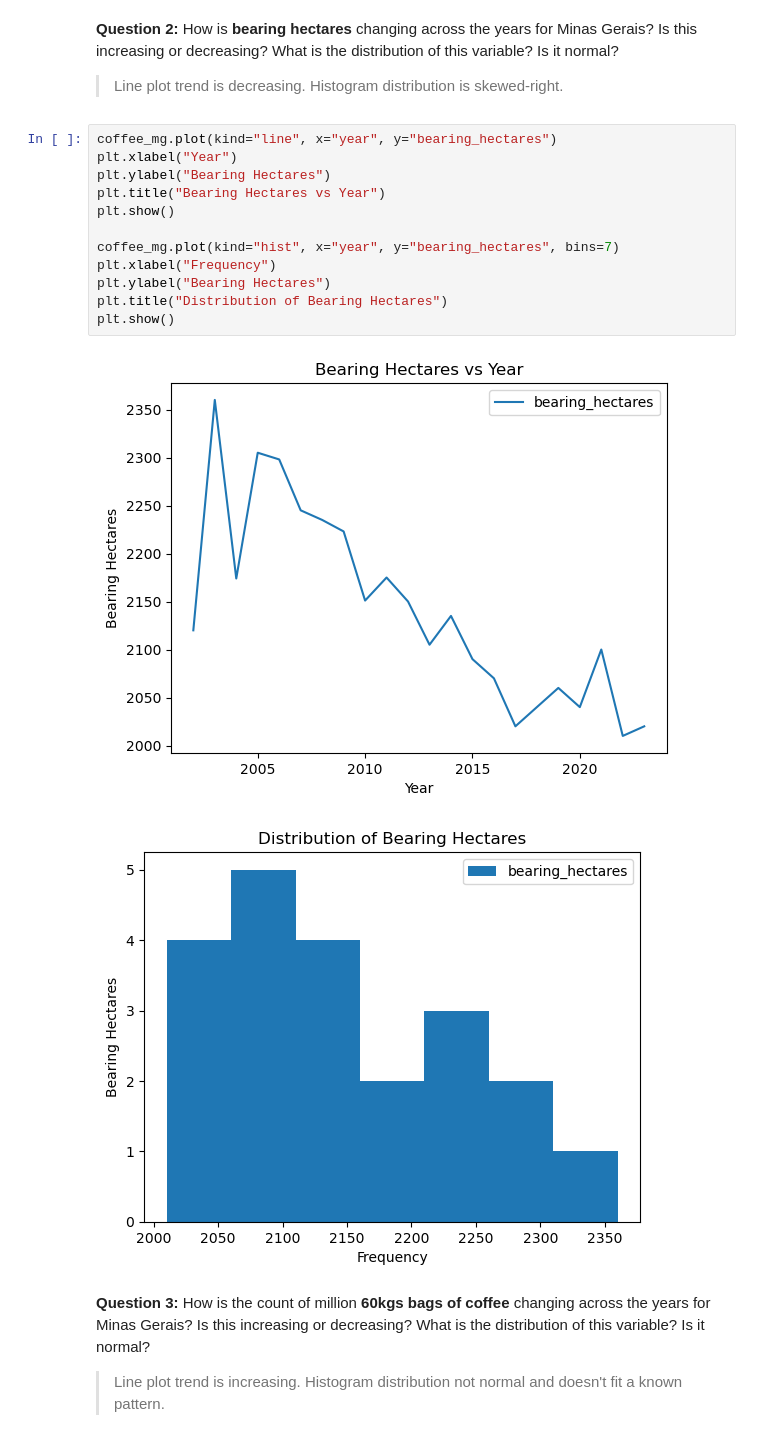
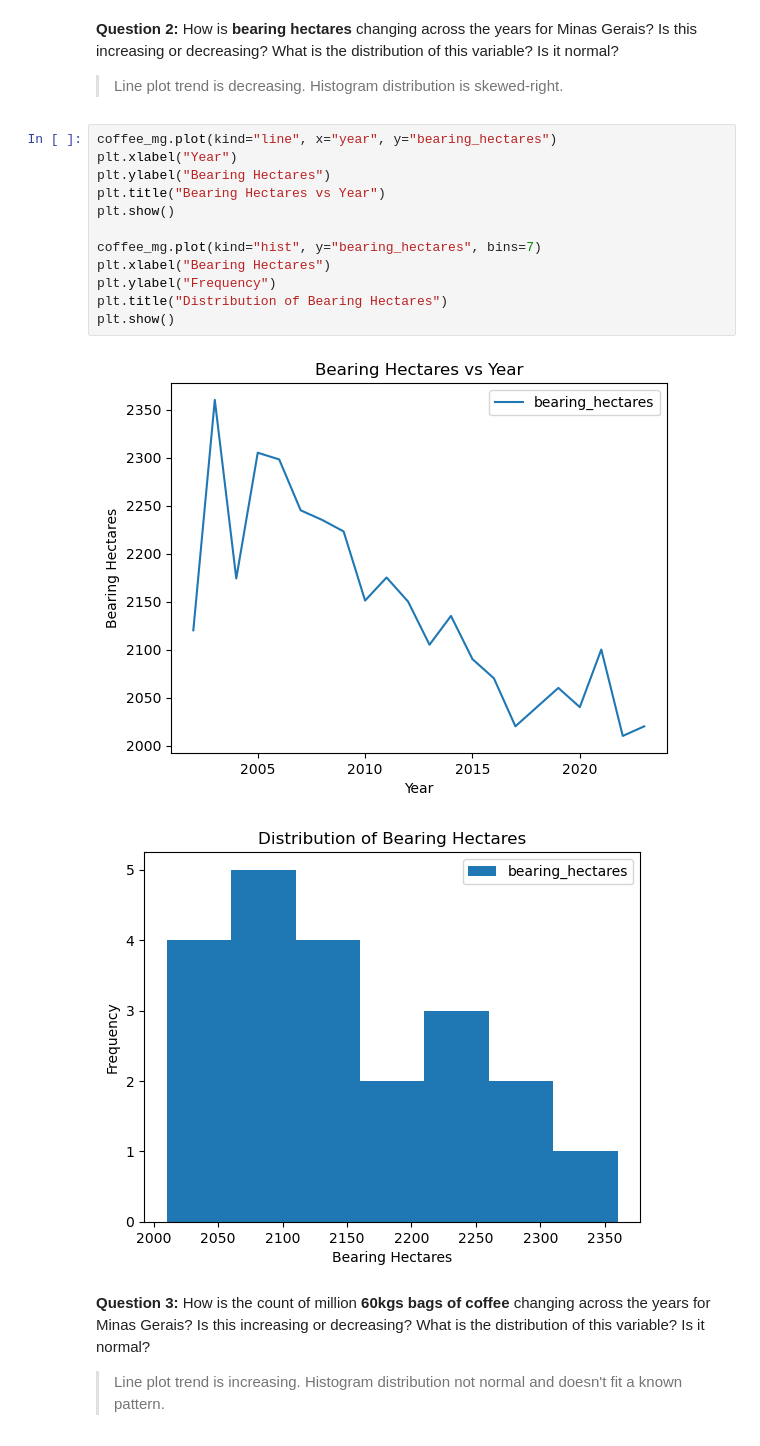
Before and after one commit to barronbytes/Learning-to-Code, a Jupyter notebook: Data-Science/EDA/Weather Analysis/notebooks/explore_coffee.ipynb, the cells around one changed output. Saved outputs shown, nothing was run; the diff lists cells and outputs as text.

Commit message:
EDA of coffee

```diff
--- a/Data-Science/EDA/Weather Analysis/notebooks/explore_coffee.ipynb
+++ b/Data-Science/EDA/Weather Analysis/notebooks/explore_coffee.ipynb
@@ -94,18 +94,18 @@ plt.show()
 # %%
 coffee_mg.plot(kind="line", x="year", y="bearing_hectares")
 plt.xlabel("Year")
 plt.ylabel("Bearing Hectares")
 plt.title("Bearing Hectares vs Year")
 plt.show()
 
-coffee_mg.plot(kind="hist", x="year", y="bearing_hectares", bins=7)
-plt.xlabel("Frequency")
-plt.ylabel("Bearing Hectares")
+coffee_mg.plot(kind="hist", y="bearing_hectares", bins=7)
+plt.xlabel("Bearing Hectares")
+plt.ylabel("Frequency")
 plt.title("Distribution of Bearing Hectares")
 plt.show()
 # %% [output]
 [figure]
-[figure, old version]
+[figure, new version]
 # %% [markdown]
 **Question 3:** How is the count of million **60kgs bags of coffee** changing across the years for Minas Gerais? Is this increasing or decreasing? What is the distribution of this variable? Is it normal?
 
```
Also changed, not shown: parts of 2 cells of this notebook.
